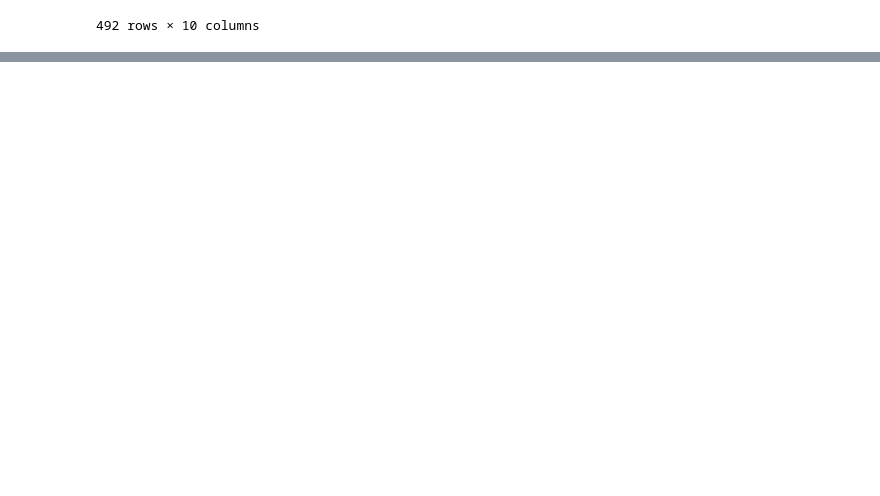
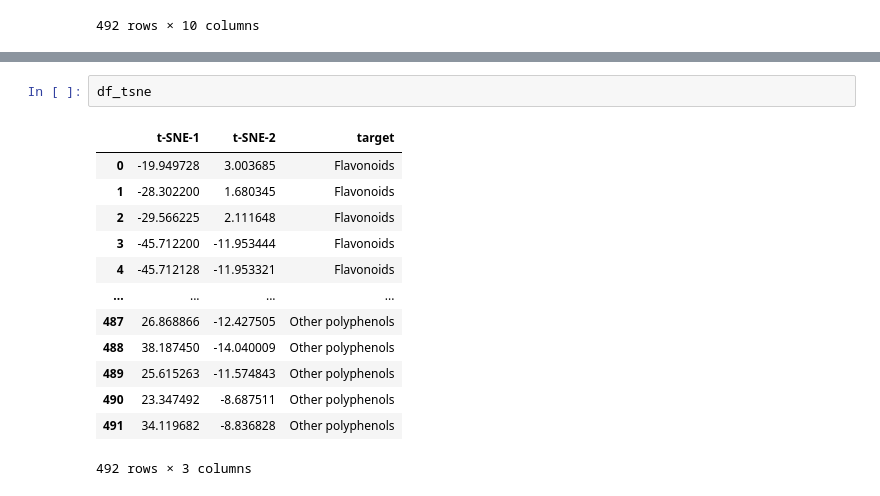
Before and after one commit to poclab-web/chemplot, a Jupyter notebook: chemplot.ipynb, the cells around one changed output, grey strips where cells are left out. Saved outputs shown, nothing was run; the diff lists cells and outputs as text; blank space fills up the shorter version.

```diff
--- a/chemplot.ipynb
+++ b/chemplot.ipynb
@@ -102,0 +103,16 @@ Because a target list has been provided 'tailored' as been selected as sym_type.
+# %%
+df_tsne
+# %% [output]
+|  | t-SNE-1 | t-SNE-2 | target |
+| 0 | -19.949728 | 3.003685 | Flavonoids |
+| 1 | -28.302200 | 1.680345 | Flavonoids |
+| 2 | -29.566225 | 2.111648 | Flavonoids |
+| 3 | -45.712200 | -11.953444 | Flavonoids |
+| 4 | -45.712128 | -11.953321 | Flavonoids |
+| ... | ... | ... | ... |
+| 487 | 26.868866 | -12.427505 | Other polyphenols |
+| 488 | 38.187450 | -14.040009 | Other polyphenols |
+| 489 | 25.615263 | -11.574843 | Other polyphenols |
+| 490 | 23.347492 | -8.687511 | Other polyphenols |
+| 491 | 34.119682 | -8.836828 | Other polyphenols |
+492 rows × 3 columns
```
Also changed, not shown: parts of 11 cells of this notebook.
